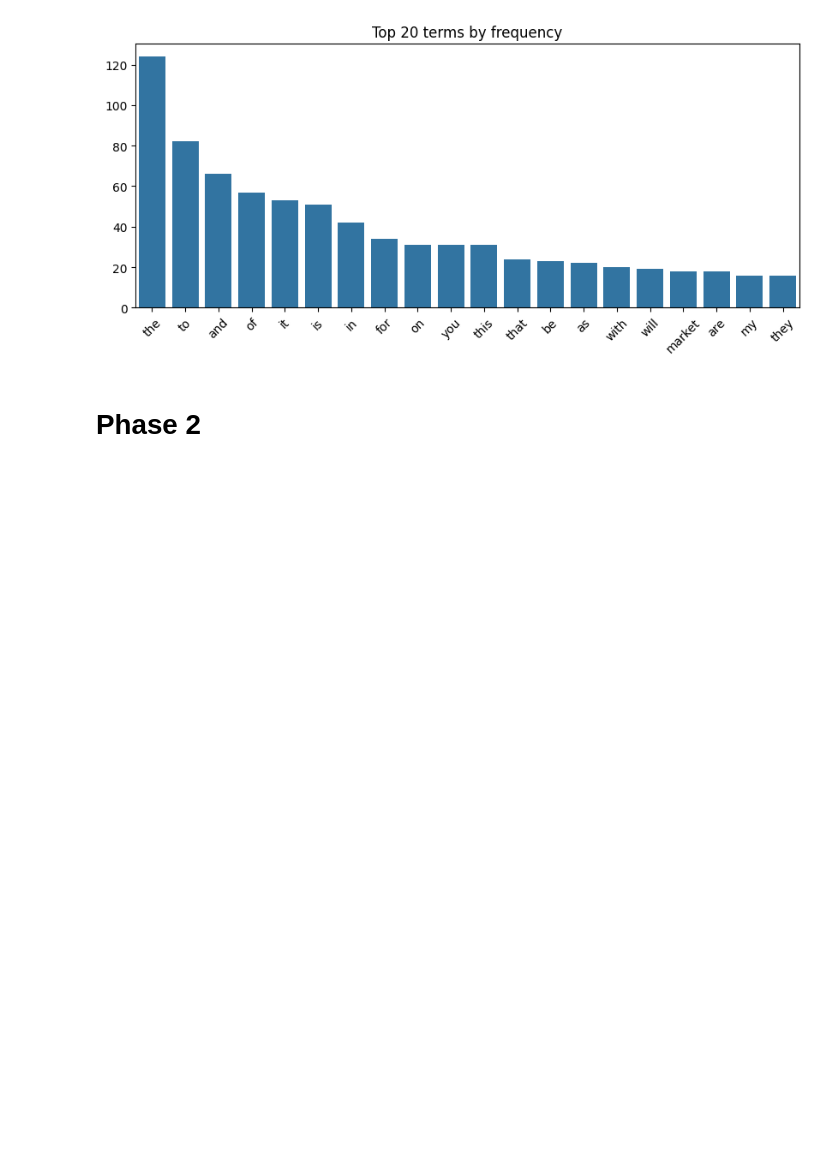
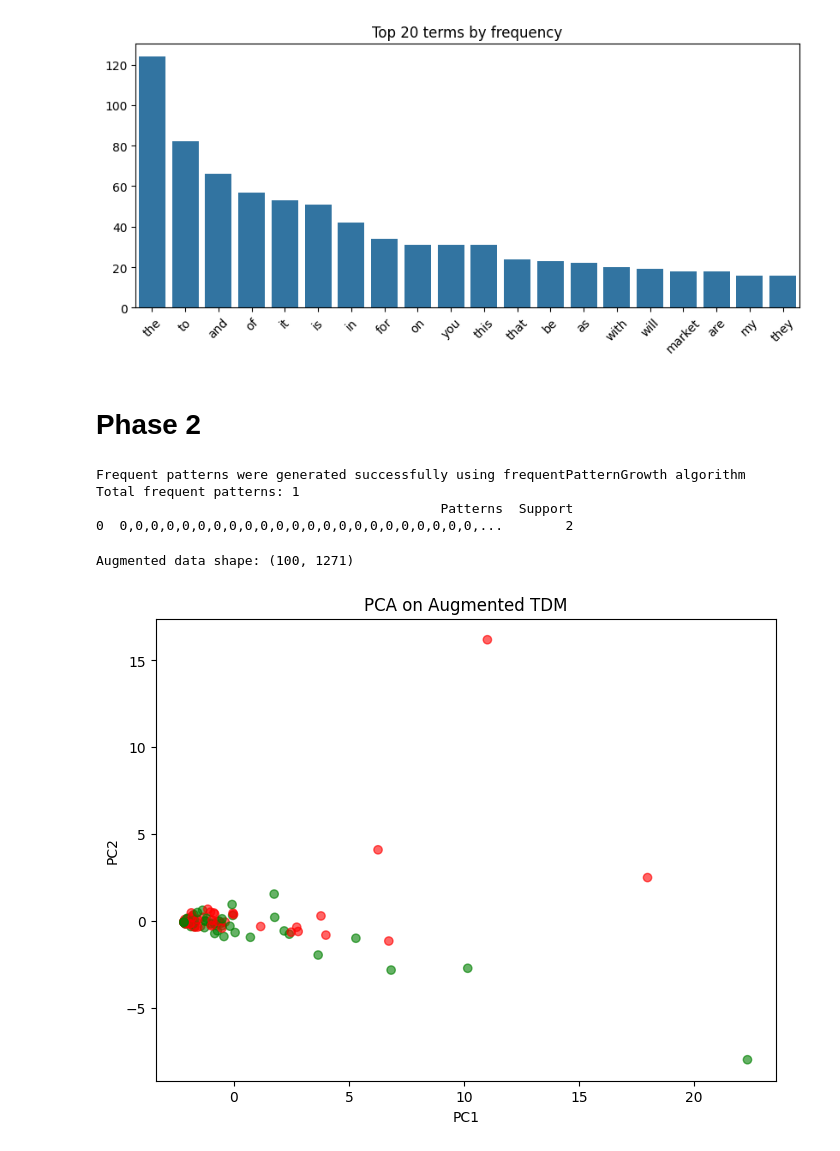
Before and after one commit to pei-shuan/DM2025-Lab1-Exercise, a Jupyter notebook: DM2025-Lab1-Homework.ipynb, the cells around one changed output. Saved outputs shown, nothing was run; the diff lists cells and outputs as text; code cells hidden in the pictures; blank space fills up the shorter version.

```diff
--- a/DM2025-Lab1-Homework.ipynb
+++ b/DM2025-Lab1-Homework.ipynb
@@ -181,0 +200,52 @@ plt.show()
+# %%
+tdm_df = pd.DataFrame(X_counts.toarray(), columns=count_vect.get_feature_names_out())
+# %%
+# 將 tdm_df 轉成 DataFrame 後存成 CSV
+import pandas as pd
+tdm_df.to_csv("tdm_reddit_sample.csv", index=False)
+
+from PAMI.frequentPattern.basic import FPGrowth as fp
+
+# 從 CSV 檔讀取
+minSup = 2
+obj_fp = fp.FPGrowth(iFile="tdm_reddit_sample.csv", minSup=minSup)
+obj_fp.mine()  # mine() 直接呼叫就好，不用傳資料
+
+freq_patterns_df = obj_fp.getPatternsAsDataFrame()
+print("Total frequent patterns:", len(freq_patterns_df))
+print(freq_patterns_df.head())
+# %% [output]
+Frequent patterns were generated successfully using frequentPatternGrowth algorithm
+Total frequent patterns: 1
+                                            Patterns  Support
+0  0,0,0,0,0,0,0,0,0,0,0,0,0,0,0,0,0,0,0,0,0,0,0,...        2
+# %%
+#建立模式矩陣，把頻繁模式加入原本的 TDM
+pattern_matrix = pd.DataFrame(0, index=tdm_df.index, columns=freq_patterns_df['Patterns'])
+for pattern in freq_patterns_df['Patterns']:
+    pattern_words = set(pattern.split())
+    pattern_matrix[pattern] = df_sample['text'].apply(lambda x: 1 if pattern_words.issubset(set(x.split())) else 0)
+# %%
+#將原始 TDM 與 pattern matrix 合併，做資料增強
+augmented_df = pd.concat([tdm_df, pattern_matrix], axis=1)
+print("Augmented data shape:", augmented_df.shape)
+# %% [output]
+Augmented data shape: (100, 1271)
+# %%
+#簡單可視化 PCA 降維比較
+from sklearn.decomposition import PCA
+import matplotlib.pyplot as plt
+
+augmented_df_filled = augmented_df.fillna(0)
+
+X_pca = PCA(n_components=2).fit_transform(augmented_df_filled.values)
+
+plt.figure(figsize=(8,6))
+colors = ['red' if l==0 else 'green' for l in df_sample['label']]  # 0,1 顏色區分
+plt.scatter(X_pca[:,0], X_pca[:,1], c=colors, alpha=0.6)
+plt.title("PCA on Augmented TDM")
+plt.xlabel("PC1")
+plt.ylabel("PC2")
+plt.show()
+# %% [output]
+[figure, added]
```
Also changed, not shown: parts of 8 cells of this notebook.
